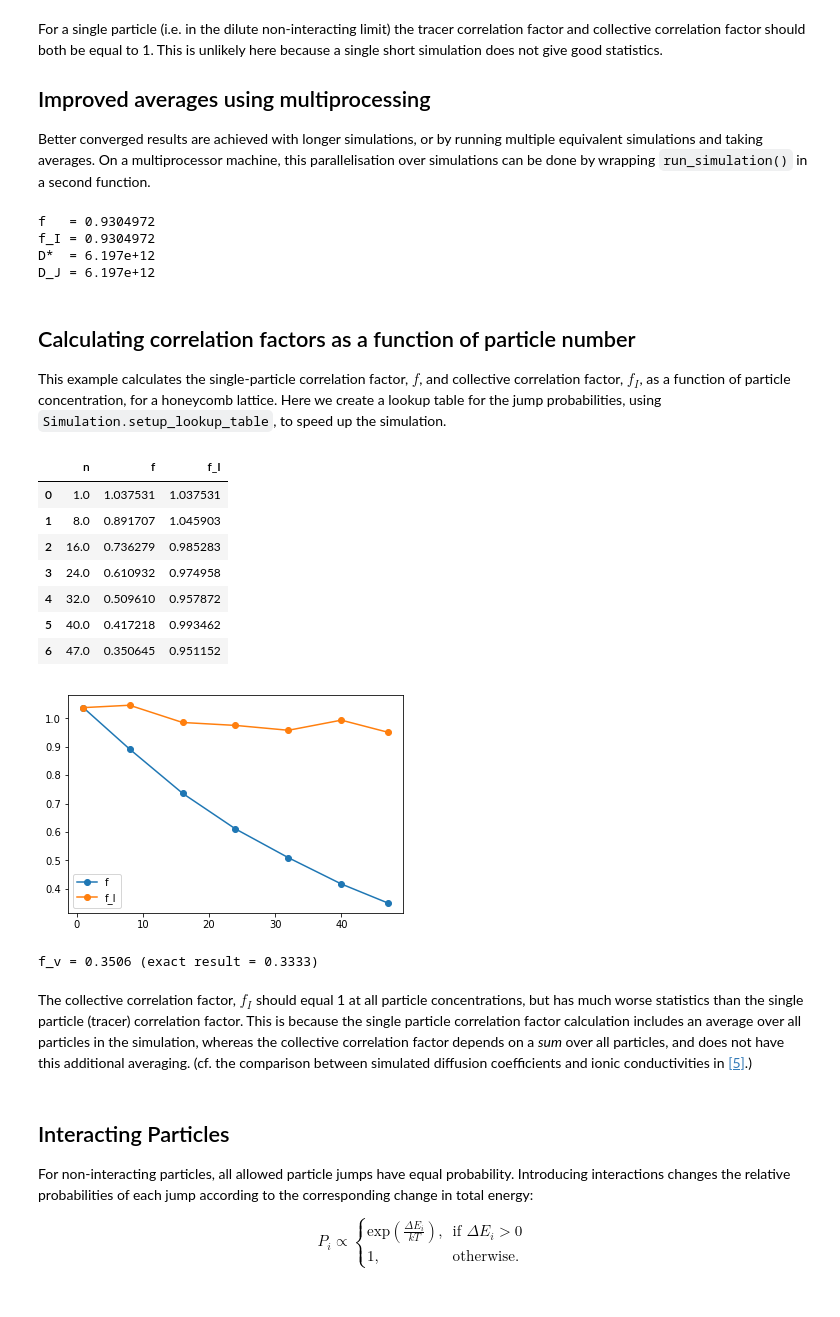
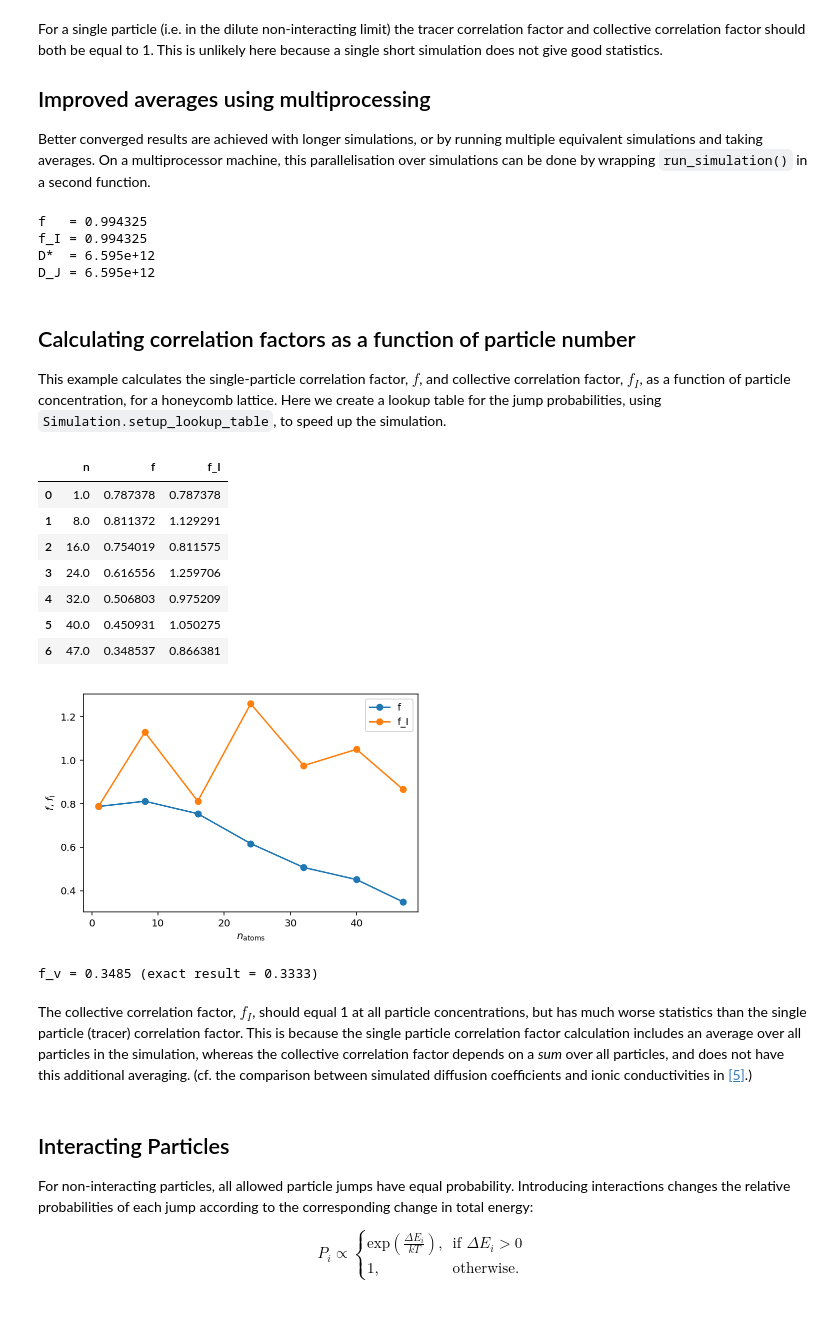
Before and after one commit to bjmorgan/lattice_mc, a Jupyter notebook: examples/lattice_mc_examples.ipynb, the cells around one changed output. Saved outputs shown, nothing was run; the diff lists cells and outputs as text; code cells hidden in the pictures.

Commit message:
Added plot labels for example notebook

```diff
--- a/examples/lattice_mc_examples.ipynb
+++ b/examples/lattice_mc_examples.ipynb
@@ -31,7 +33,7 @@ from math import sqrt, fabs
 NPROCS = 32
 
 # NSAMPLES sets the number of identical simulations averaged over for each data point
-NSAMPLES = 500
+NSAMPLES = 32
 
 # !!! Large NSAMPLES and small NPROCS will make this notebook very slow to run !!!
 # %%
@@ -113,10 +115,10 @@ print( "f_I = {}".format( data[1] ) )
 print( "D*  = {:.3e}".format( data[2] ) )
 print( "D_J = {:.3e}".format( data[3] ) )
 # %% [output]
-f   = 0.9304972
-f_I = 0.9304972
-D*  = 6.197e+12
-D_J = 6.197e+12
+f   = 0.994325
+f_I = 0.994325
+D*  = 6.595e+12
+D_J = 6.595e+12
 # %% [markdown]
 ## Calculating correlation factors as a function of particle number
 
@@ -151,27 +153,29 @@ data = pd.DataFrame( np.row_stack( results ), columns=[ 'n', 'f', 'f_I' ] )
 data
 # %% [output]
 |  | n | f | f_I |
-| 0 | 1.0 | 1.037531 | 1.037531 |
-| 1 | 8.0 | 0.891707 | 1.045903 |
-| 2 | 16.0 | 0.736279 | 0.985283 |
-| 3 | 24.0 | 0.610932 | 0.974958 |
-| 4 | 32.0 | 0.509610 | 0.957872 |
-| 5 | 40.0 | 0.417218 | 0.993462 |
-| 6 | 47.0 | 0.350645 | 0.951152 |
+| 0 | 1.0 | 0.787378 | 0.787378 |
+| 1 | 8.0 | 0.811372 | 1.129291 |
+| 2 | 16.0 | 0.754019 | 0.811575 |
+| 3 | 24.0 | 0.616556 | 1.259706 |
+| 4 | 32.0 | 0.506803 | 0.975209 |
+| 5 | 40.0 | 0.450931 | 1.050275 |
+| 6 | 47.0 | 0.348537 | 0.866381 |
 # %%
 # plot the data
 plt.plot( data.n, data.f,   'o-', label='f'  )
 plt.plot( data.n, data.f_I, 'o-', label='f_I')
 plt.legend()
+plt.xlabel( r"$n_\mathrm{atoms}$" )
+plt.ylabel( r"$f$, $f_\mathrm{I}$" )
 plt.show()
 
 # The tracer correlation factor in the single vacancy limit is 0.33333 [Friauf J. Appl. Phys. 33, 494 (1962)]
 print( "f_v = {:.4f} (exact result = 0.3333)".format( data.f.values[-1] ) )
 # %% [output]
-[figure, old version]
+[figure, new version]
-f_v = 0.3506 (exact result = 0.3333)
+f_v = 0.3485 (exact result = 0.3333)
 # %% [markdown]
-The collective correlation factor, $f_I$ should equal 1 at all particle concentrations, but has much worse statistics than the single particle (tracer) correlation factor. This is because the single particle correlation factor calculation includes an average over all particles in the simulation, whereas the collective correlation factor depends on a *sum* over all particles, and does not have this additional averaging. (cf. the comparison between simulated diffusion coefficients and ionic conductivities in <a href="#ref1">\[5\]</a>.)
+The collective correlation factor, $f_I$, should equal 1 at all particle concentrations, but has much worse statistics than the single particle (tracer) correlation factor. This is because the single particle correlation factor calculation includes an average over all particles in the simulation, whereas the collective correlation factor depends on a *sum* over all particles, and does not have this additional averaging. (cf. the comparison between simulated diffusion coefficients and ionic conductivities in <a href="#ref1">\[5\]</a>.)
 # %% [markdown]
 ## Interacting Particles
 
```
Also changed, not shown: parts of 7 cells of this notebook.
